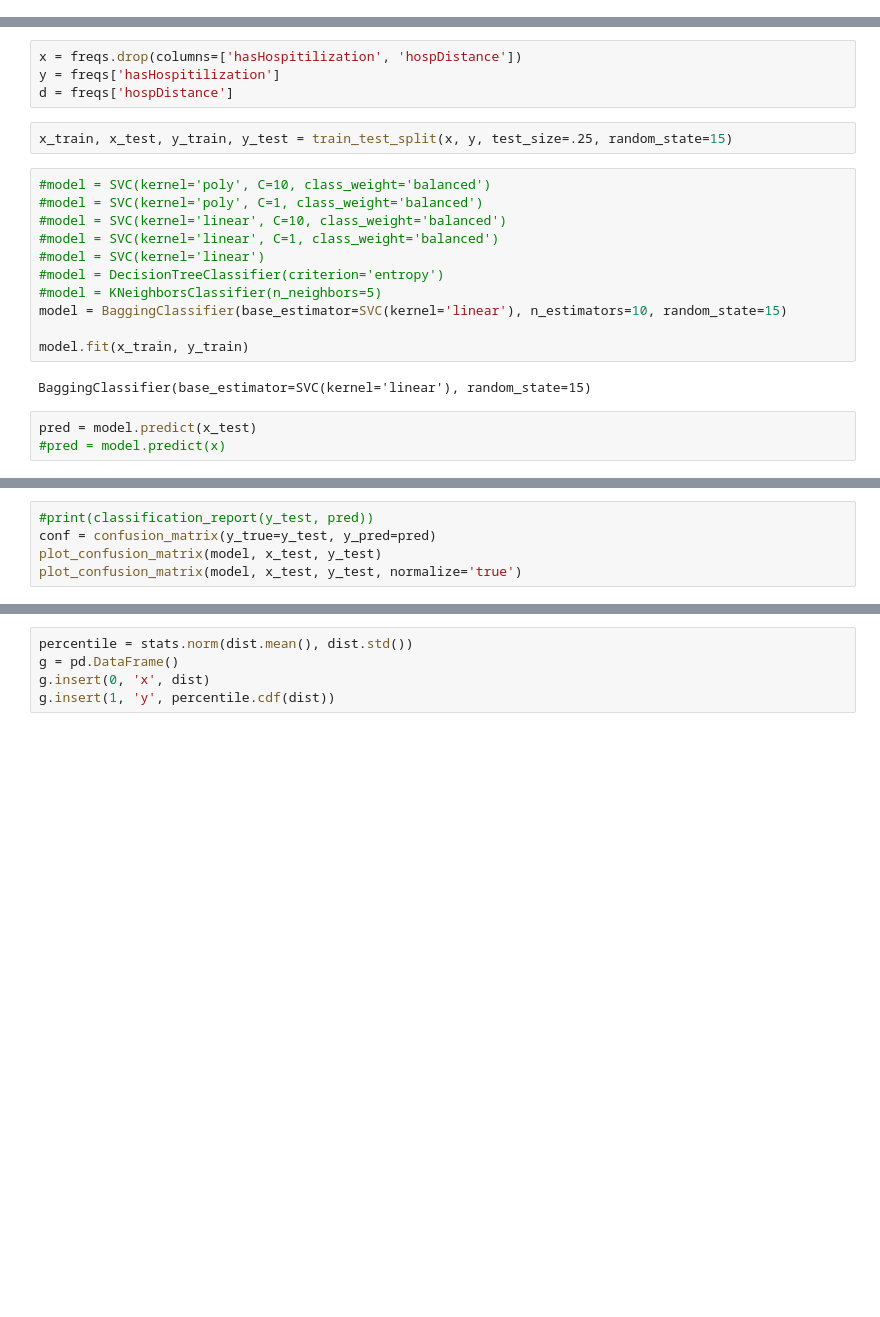
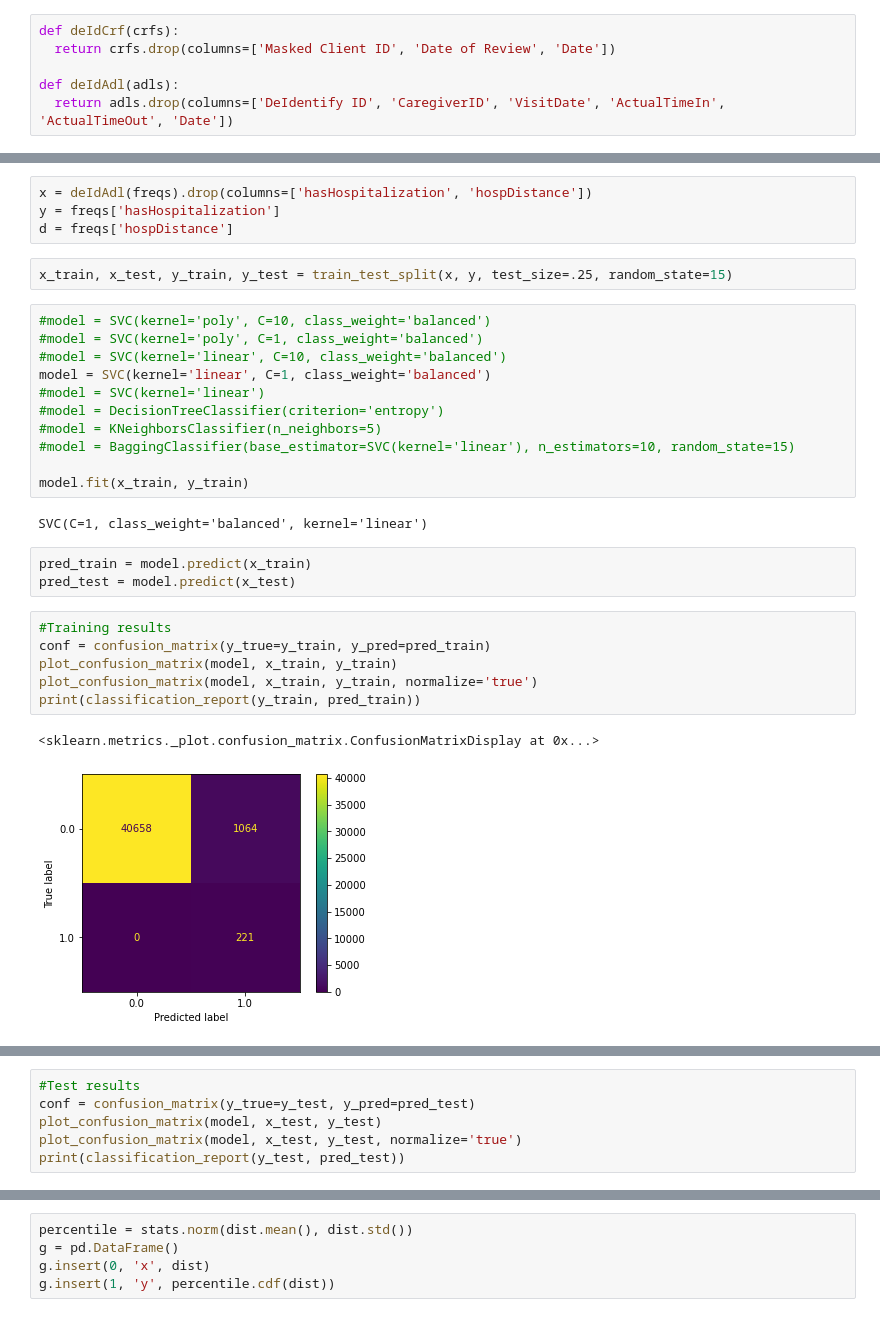
Before and after one commit to BrendanL72/Hospitalization-Risk, a Jupyter notebook: TryingModels.ipynb, the cells around one changed output, grey strips where cells are left out. Drawn from its saved outputs; the diff is of its cells as text; blank space fills up the shorter version.

Commit message:
Modify TryingModels notebook

```diff
--- a/TryingModels.ipynb
+++ b/TryingModels.ipynb
@@ -32,3 +32,9 @@ def daysStrToInt(dStr):
     return dStr
 
 freqs['hospDistance'] = freqs['hospDistance'].transform(daysStrToInt)
+# %%
+def deIdCrf(crfs):
+  return crfs.drop(columns=['Masked Client ID', 'Date of Review', 'Date'])
+
+def deIdAdl(adls):
+  return adls.drop(columns=['DeIdentify ID', 'CaregiverID', 'VisitDate', 'ActualTimeIn', 'ActualTimeOut', 'Date'])
@@ -35,6 +50,6 @@ freqs['hospDistance'] = freqs['hospDistance'].transform(daysStrToInt)
 # %%
-x = freqs.drop(columns=['hasHospitilization', 'hospDistance'])
-y = freqs['hasHospitilization']
+x = deIdAdl(freqs).drop(columns=['hasHospitalization', 'hospDistance'])
+y = freqs['hasHospitalization']
 d = freqs['hospDistance']
 # %%
 x_train, x_test, y_train, y_test = train_test_split(x, y, test_size=.25, random_state=15)
@@ -42,15 +57,24 @@ x_train, x_test, y_train, y_test = train_test_split(x, y, test_size=.25, random_
 #model = SVC(kernel='poly', C=10, class_weight='balanced')
 #model = SVC(kernel='poly', C=1, class_weight='balanced')
 #model = SVC(kernel='linear', C=10, class_weight='balanced')
-#model = SVC(kernel='linear', C=1, class_weight='balanced')
+model = SVC(kernel='linear', C=1, class_weight='balanced')
 #model = SVC(kernel='linear')
 #model = DecisionTreeClassifier(criterion='entropy')
 #model = KNeighborsClassifier(n_neighbors=5)
-model = BaggingClassifier(base_estimator=SVC(kernel='linear'), n_estimators=10, random_state=15)
+#model = BaggingClassifier(base_estimator=SVC(kernel='linear'), n_estimators=10, random_state=15)
 
 model.fit(x_train, y_train)
 # %% [output]
-BaggingClassifier(base_estimator=SVC(kernel='linear'), random_state=15)
+SVC(C=1, class_weight='balanced', kernel='linear')
-# %%
-pred = model.predict(x_test)
-#pred = model.predict(x)
+# %%
+pred_train = model.predict(x_train)
+pred_test = model.predict(x_test)
+# %%
+#Training results
+conf = confusion_matrix(y_true=y_train, y_pred=pred_train)
+plot_confusion_matrix(model, x_train, y_train)
+plot_confusion_matrix(model, x_train, y_train, normalize='true')
+print(classification_report(y_train, pred_train))
+# %% [output]
+<sklearn.metrics._plot.confusion_matrix.ConfusionMatrixDisplay at 0x...>
+[figure, added]
@@ -57,8 +82,9 @@ pred = model.predict(x_test)
 # %%
-#print(classification_report(y_test, pred))
-conf = confusion_matrix(y_true=y_test, y_pred=pred)
+#Test results
+conf = confusion_matrix(y_true=y_test, y_pred=pred_test)
 plot_confusion_matrix(model, x_test, y_test)
 plot_confusion_matrix(model, x_test, y_test, normalize='true')
+print(classification_report(y_test, pred_test))
 # %%
 precision = conf[1,1]/sum(conf[:,1])
 recall = conf[1,1]/sum(conf[1])
```
Also changed, not shown: parts of 12 cells of this notebook.
